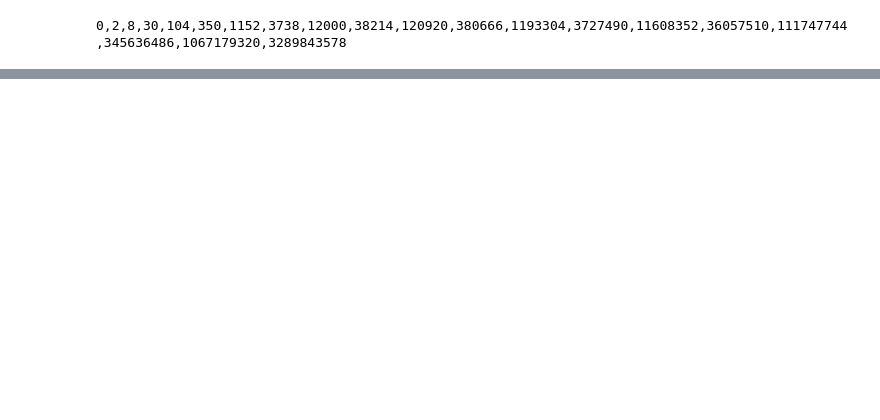
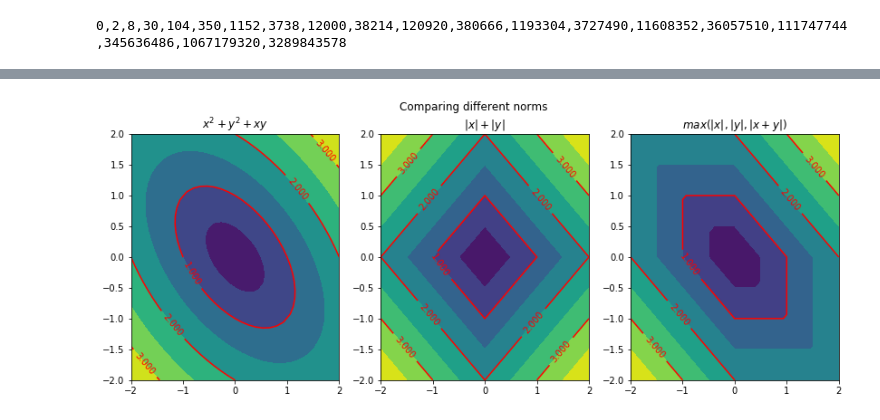
Before and after one commit to MathAndAlgo/DiscussionBoard, a Jupyter notebook: [概率论]正三角形密铺上的随机游走.ipynb, the cells around one changed output, grey strips where cells are left out. Cells and saved outputs as stored; diff of their text form; code cells hidden in the pictures; blank space fills up the shorter version.

```diff
--- a/[概率论]正三角形密铺上的随机游走.ipynb
+++ b/[概率论]正三角形密铺上的随机游走.ipynb
@@ -81,0 +82,51 @@ del Tvec,lst
+# %%
+def dmet_2d(f,bins = 10,span=[-2,2],N = 1000):
+    origin = 'lower'
+    Nx = int(np.sqrt(N))
+    Ny = Nx
+    X = np.linspace(*(span+[Nx]))
+    Y = np.linspace(*(span+[Ny]))
+    Xs,Ys = np.meshgrid(X,Y)
+    Zs = f(Xs,Ys)
+    CS = plt.contourf(X,Y,Zs)
+    CS2 = plt.contour(CS, levels=CS.levels[::2],
+                  colors='r',
+#                   origin=origin
+                     )
+#     Cs = plt.contour(X,Y,Zs)
+    plt.clabel(CS2, inline=1, fontsize=10)
+    return plt.gcf()
+
+euc_dist = lambda x,y:np.sqrt(np.square([x,y]).sum(axis = 0)+x*y)
+grid_dist0 = lambda x,y: np.minimum(abs(x),abs(y))
+grid_dist1 = lambda x,y: np.maximum(abs(x),abs(y))
+grid_dist2 = lambda x,y: np.maximum(np.maximum(abs(x),abs(y)),abs(x+y))
+l1_dist = lambda x,y: abs(x) + abs(y)
+
+grid_dist = grid_dist2
+# grid_dist2 = lambda x,y: (abs(x+y))
+
+# dmet_2d(euc_dist)
+# plt.show()
+# dmet_2d(grid_dist0)
+# plt.show()
+eqns = {
+    euc_dist:'x^2+y^2+xy',
+    l1_dist:'|x|+|y|',
+    grid_dist:'max(|x|,|y|,|x+y|)',
+}
+
+metrics = ['euc_dist','l1_dist','grid_dist']
+
+plt.figure(figsize = [14,5])
+L = len(metrics)
+for i,m  in enumerate(metrics):
+    m = eval(m)
+    plt.subplot(1,L,i+1)
+    dmet_2d(m)
+    tl = '$%s$'%(eqns[m])
+    plt.title(tl)
+plt.suptitle('Comparing different norms')
+plt.show()
+# %% [output]
+[figure, added]
```
Also changed, not shown: parts of 31 cells of this notebook.
